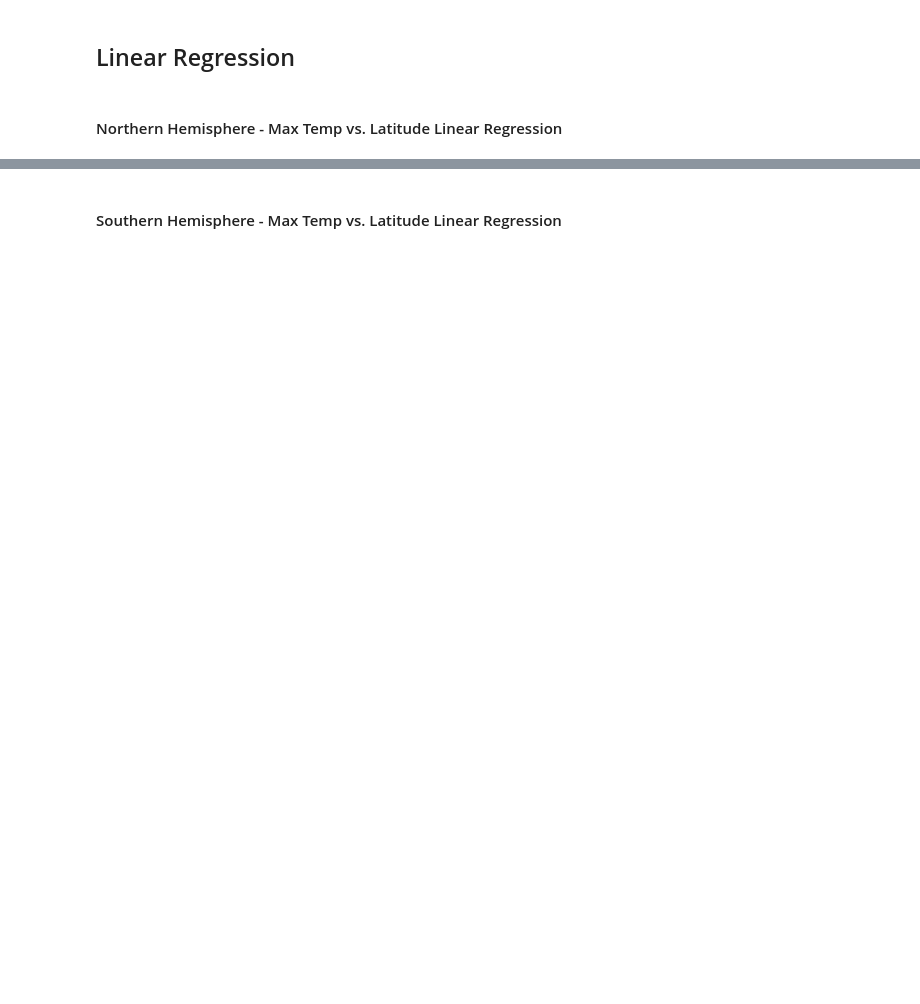
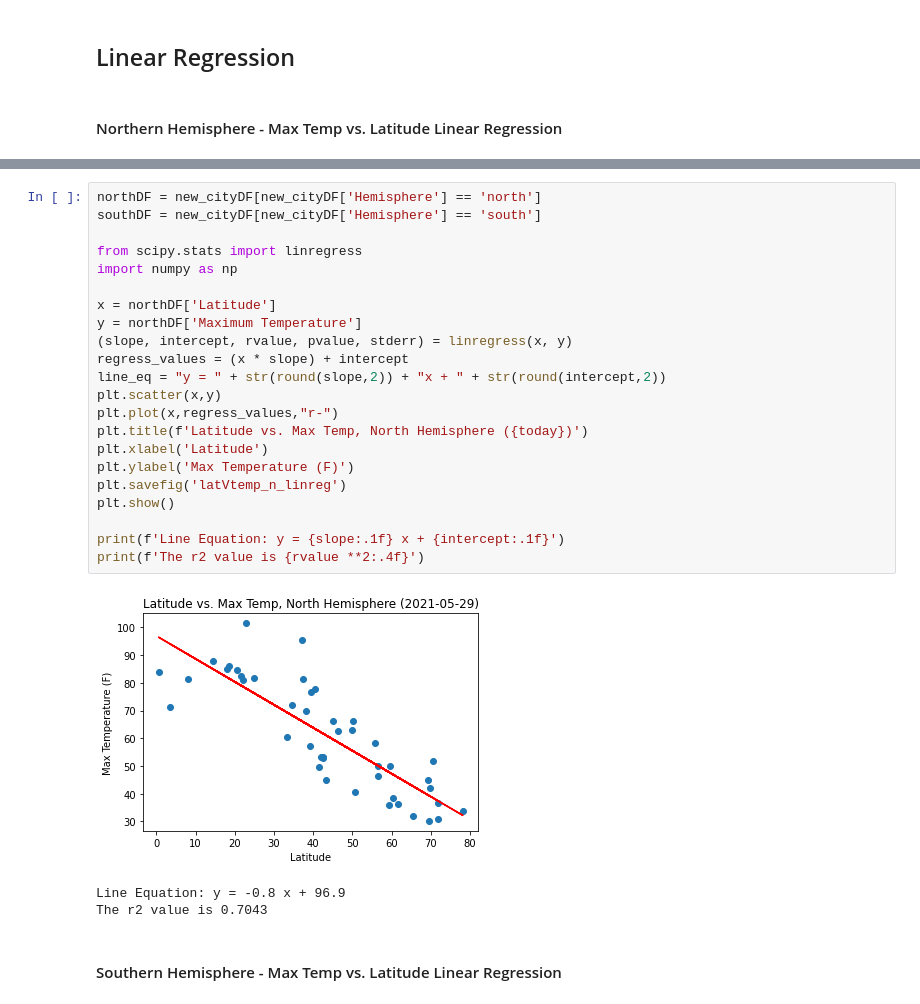
Before and after one commit to ngranback/python-api-challenge, a Jupyter notebook: WeatherPy/WeatherPy.ipynb, the cells around one changed output, grey strips where cells are left out. Cells and saved outputs as stored; diff of their text form; blank space fills up the shorter version.

```diff
--- a/WeatherPy/WeatherPy.ipynb
+++ b/WeatherPy/WeatherPy.ipynb
@@ -219,2 +221,28 @@ The r-value is: 0.46937863826630627
+# %%
+northDF = new_cityDF[new_cityDF['Hemisphere'] == 'north']
+southDF = new_cityDF[new_cityDF['Hemisphere'] == 'south']
+
+from scipy.stats import linregress
+import numpy as np
+
+x = northDF['Latitude']
+y = northDF['Maximum Temperature']
+(slope, intercept, rvalue, pvalue, stderr) = linregress(x, y)
+regress_values = (x * slope) + intercept
+line_eq = "y = " + str(round(slope,2)) + "x + " + str(round(intercept,2))
+plt.scatter(x,y)
+plt.plot(x,regress_values,"r-")
+plt.title(f'Latitude vs. Max Temp, North Hemisphere ({today})')
+plt.xlabel('Latitude')
+plt.ylabel('Max Temperature (F)')
+plt.savefig('latVtemp_n_linreg')
+plt.show()
+
+print(f'Line Equation: y = {slope:.1f} x + {intercept:.1f}')
+print(f'The r2 value is {rvalue **2:.4f}')
+# %% [output]
+[figure, added]
+Line Equation: y = -0.8 x + 96.9
+The r2 value is 0.7043
 # %% [markdown]
 ####  Southern Hemisphere - Max Temp vs. Latitude Linear Regression
```
Also changed, not shown: parts of 24 cells of this notebook, 13 other files.
